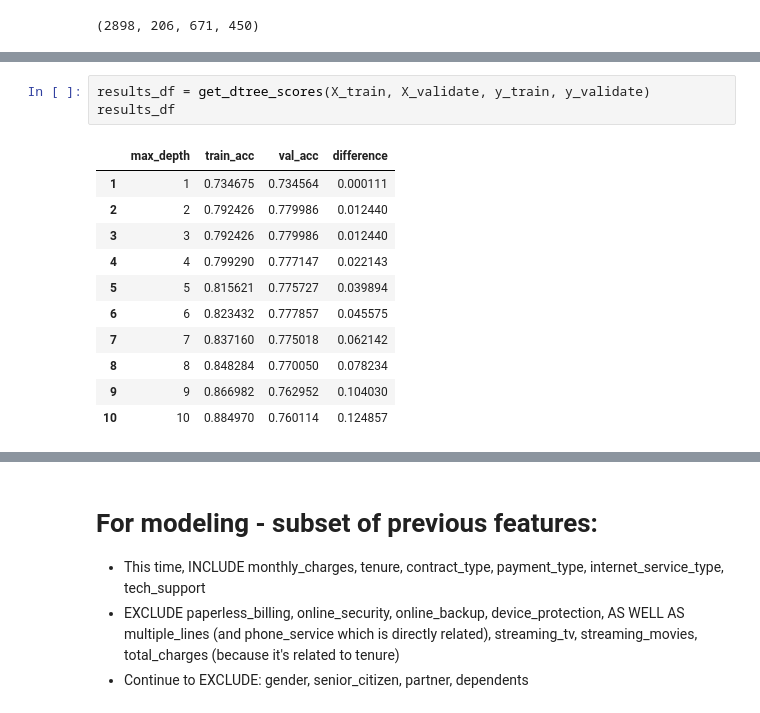
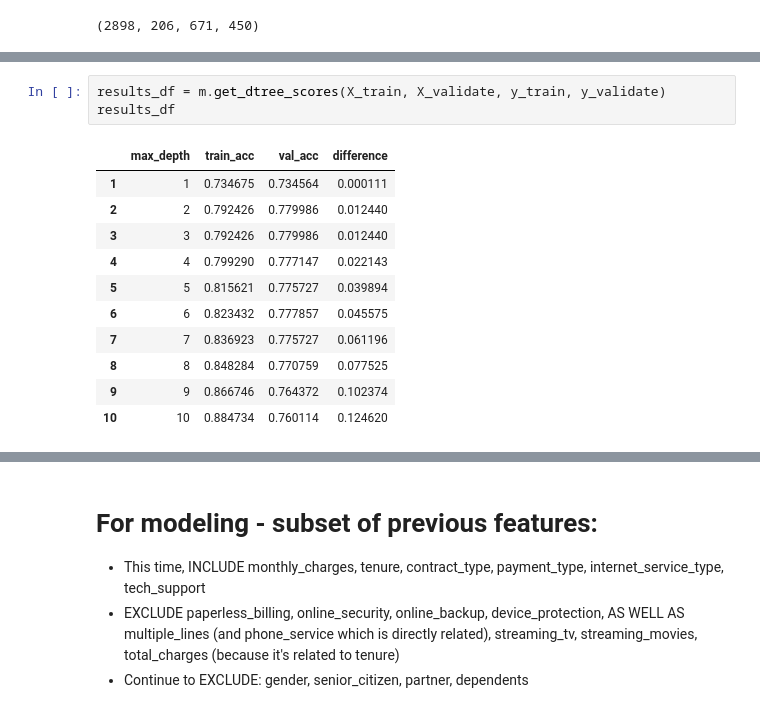
Before and after one commit to corey-hermesch/telco_churn_project, a Jupyter notebook: mvp_model_work.ipynb, the cells around one changed output, grey strips where cells are left out. Saved outputs shown, nothing was run; the diff lists cells and outputs as text.

```diff
--- a/mvp_model_work.ipynb
+++ b/mvp_model_work.ipynb
@@ -351,16 +291,16 @@ def get_dtree_scores(X_train, X_validate, y_train, y_validate, crit='gini', max_
 # %%
-results_df = get_dtree_scores(X_train, X_validate, y_train, y_validate)
+results_df = m.get_dtree_scores(X_train, X_validate, y_train, y_validate)
 results_df
 # %% [output]
 |  | max_depth | train_acc | val_acc | difference |
 | 1 | 1 | 0.734675 | 0.734564 | 0.000111 |
 | 2 | 2 | 0.792426 | 0.779986 | 0.012440 |
 | 3 | 3 | 0.792426 | 0.779986 | 0.012440 |
 | 4 | 4 | 0.799290 | 0.777147 | 0.022143 |
 | 5 | 5 | 0.815621 | 0.775727 | 0.039894 |
 | 6 | 6 | 0.823432 | 0.777857 | 0.045575 |
-| 7 | 7 | 0.837160 | 0.775018 | 0.062142 |
-| 8 | 8 | 0.848284 | 0.770050 | 0.078234 |
-| 9 | 9 | 0.866982 | 0.762952 | 0.104030 |
-| 10 | 10 | 0.884970 | 0.760114 | 0.124857 |
+| 7 | 7 | 0.836923 | 0.775727 | 0.061196 |
+| 8 | 8 | 0.848284 | 0.770759 | 0.077525 |
+| 9 | 9 | 0.866746 | 0.764372 | 0.102374 |
+| 10 | 10 | 0.884734 | 0.760114 | 0.124620 |
 # %%
```
Also changed, not shown: parts of 21 cells of this notebook, 3 other files.
